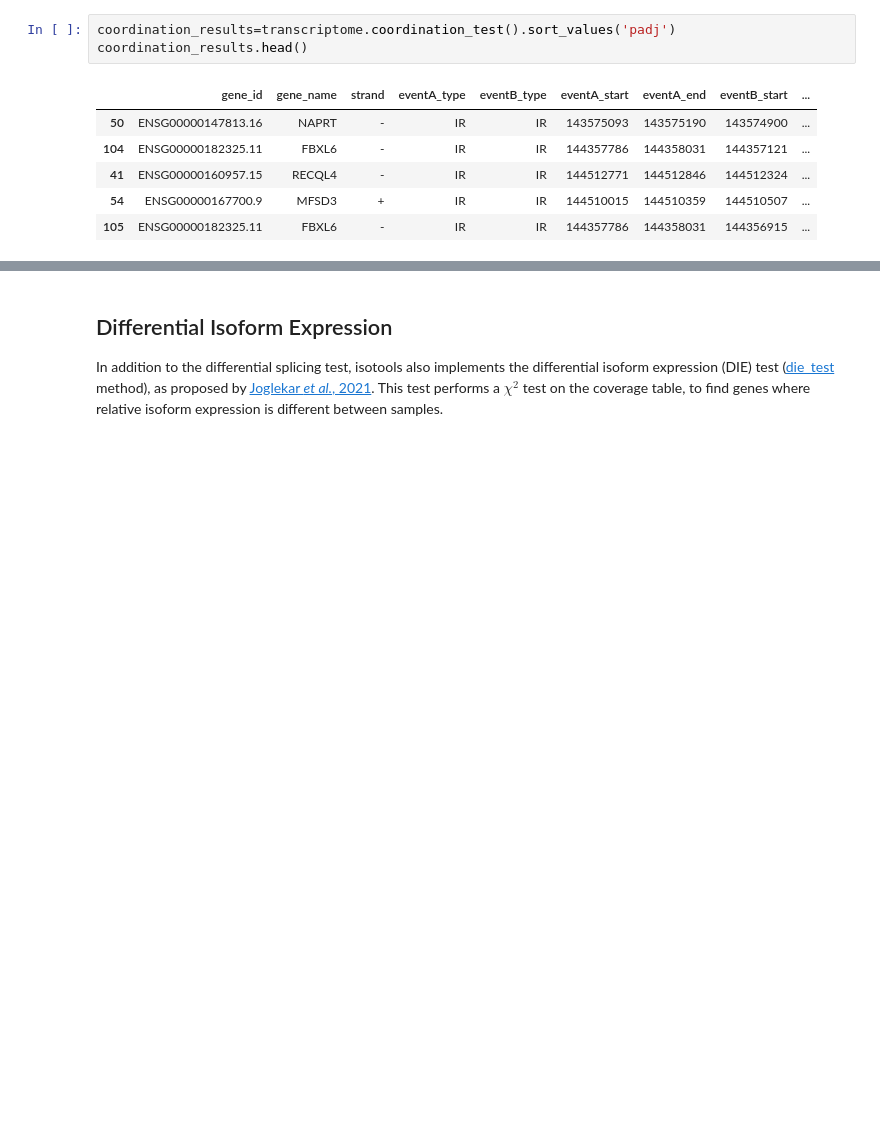
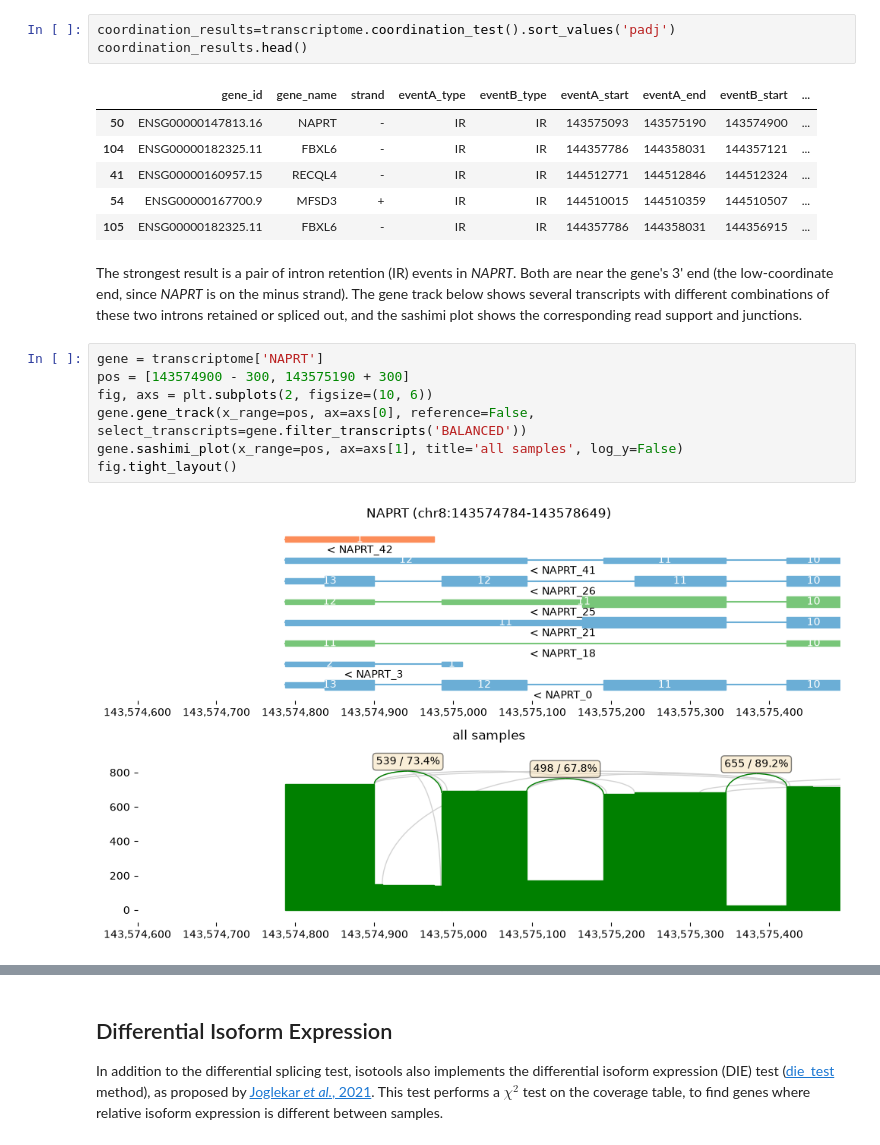
Before and after one commit to HerwigLab/IsoTools2, a Jupyter notebook: docs/notebooks/09_diff_splice.ipynb, the cells around one changed output, grey strips where cells are left out. Drawn from its saved outputs; the diff is of its cells as text; blank space fills up the shorter version.

Commit message:
Expand splicing coordination section in 09_diff_splice.ipynb

```diff
--- a/docs/notebooks/09_diff_splice.ipynb
+++ b/docs/notebooks/09_diff_splice.ipynb
@@ -114,3 +115,14 @@ coordination_results.head()
 | 41 | ENSG00000160957.15 | RECQL4 | - | IR | IR | 144512771 | 144512846 | 144512324 | ... |
 | 54 | ENSG00000167700.9 | MFSD3 | + | IR | IR | 144510015 | 144510359 | 144510507 | ... |
 | 105 | ENSG00000182325.11 | FBXL6 | - | IR | IR | 144357786 | 144358031 | 144356915 | ... |
+# %% [markdown]
+The strongest result is a pair of intron retention (IR) events in *NAPRT*. Both are near the gene's 3' end (the low-coordinate end, since *NAPRT* is on the minus strand). The gene track below shows several transcripts with different combinations of these two introns retained or spliced out, and the sashimi plot shows the corresponding read support and junctions.
+# %%
+gene = transcriptome['NAPRT']
+pos = [143574900 - 300, 143575190 + 300]
+fig, axs = plt.subplots(2, figsize=(10, 6))
+gene.gene_track(x_range=pos, ax=axs[0], reference=False, select_transcripts=gene.filter_transcripts('BALANCED'))
+gene.sashimi_plot(x_range=pos, ax=axs[1], title='all samples', log_y=False)
+fig.tight_layout()
+# %% [output]
+[figure, added]
```
Also changed, not shown: parts of 3 cells of this notebook.
